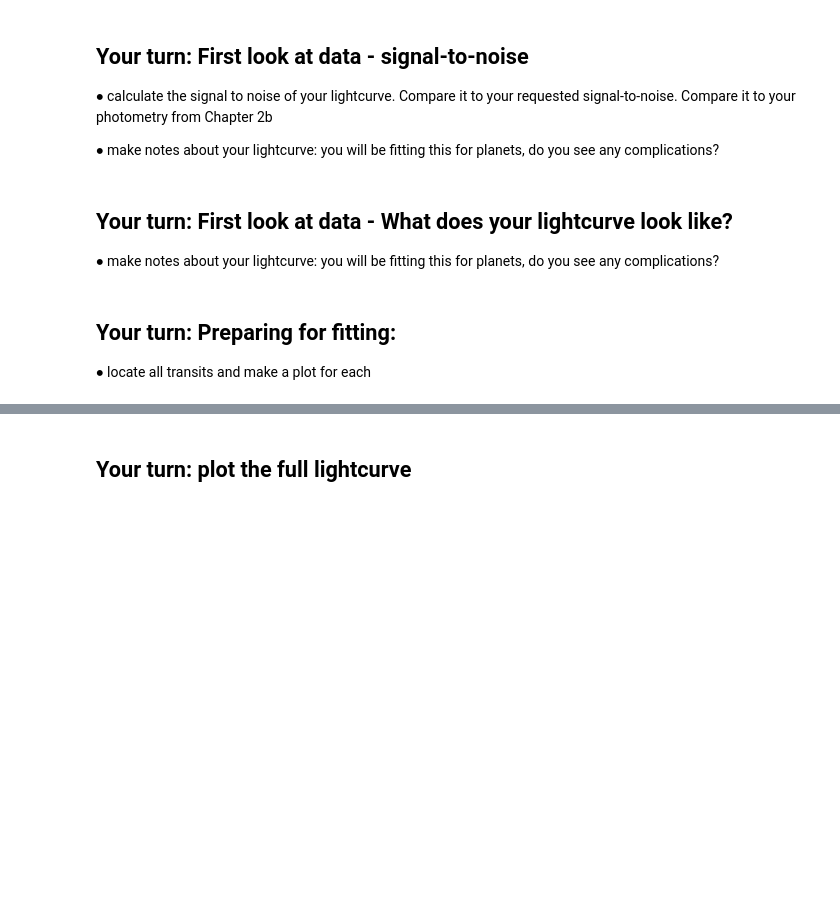
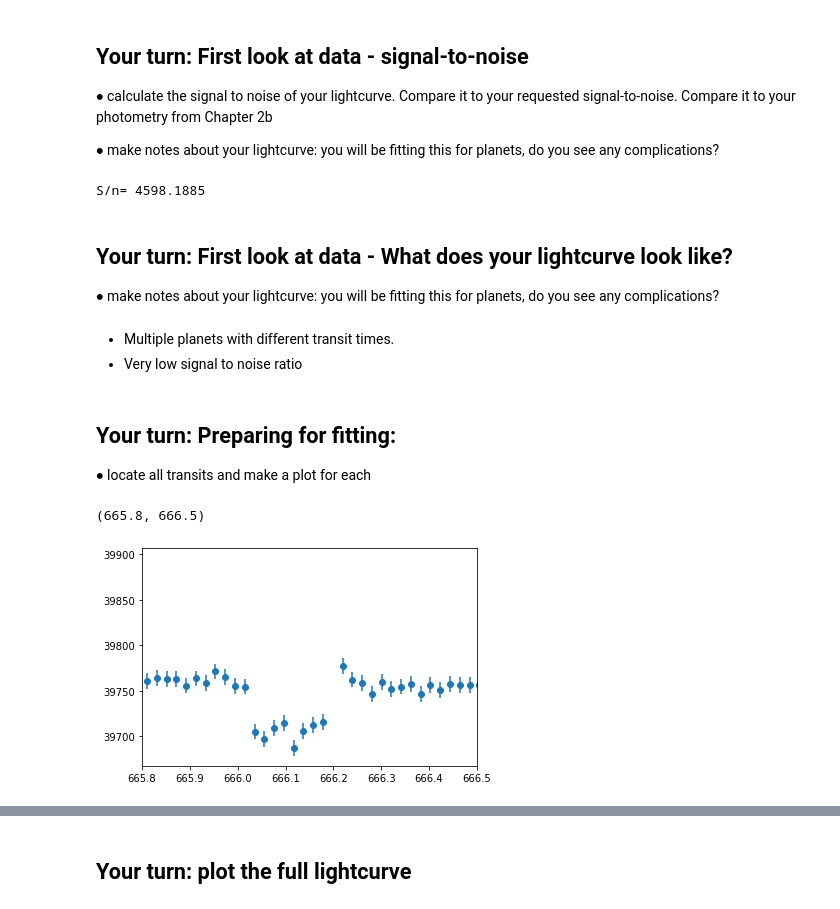
Before and after one commit to Hazel-H/astrolabs-PH30116-, a Jupyter notebook: PH30116/Chapter3_ExoLightCurves.ipynb, the cells around one changed output, grey strips where cells are left out. Saved outputs shown, nothing was run; the diff lists cells and outputs as text; code cells hidden in the pictures; blank space fills up the shorter version.

```diff
--- a/PH30116/Chapter3_ExoLightCurves.ipynb
+++ b/PH30116/Chapter3_ExoLightCurves.ipynb
@@ -131,11 +141,31 @@ pylab.errorbar(lc[1].data['TIME'], lc[1].data['PDCSAP_FLUX'], lc[1].data['PDCSAP
 $\bullet$ calculate the signal to noise of your lightcurve. Compare it to your requested signal-to-noise. Compare it to your photometry from Chapter 2b
 
 $\bullet$ make notes about your lightcurve: you will be fitting this for planets, do you see any complications?
+# %%
+#mean uncertainty
+mean_unc = np.nanmean(lc[1].data['PDCSAP_FLUX_ERR'])
+
+#mean flux
+mean_flux = np.nanmean(lc[1].data['PDCSAP_FLUX'])
+
+#signal to noise ratio
+print('S/n=', mean_flux/mean_unc)
+# %% [output]
+S/n= 4598.1885
 # %% [markdown]
 ## Your turn: First look at data - What does your lightcurve look like?
 
 $\bullet$ make notes about your lightcurve: you will be fitting this for planets, do you see any complications?
+# %% [markdown]
+- Multiple planets with different transit times.
+- Very low signal to noise ratio
 # %% [markdown]
 ## Your turn: Preparing for fitting:
 
 $\bullet$ locate all transits and make a plot for each
+# %%
+pylab.errorbar(lc[1].data['TIME'], lc[1].data['PDCSAP_FLUX'], lc[1].data['PDCSAP_FLUX_ERR'], ls='None', marker='o')
+pylab.xlim(665.8,666.5)
+# %% [output]
+(665.8, 666.5)
+[figure, added]
```
Also changed, not shown: parts of 20 cells of this notebook, 17 other files.
